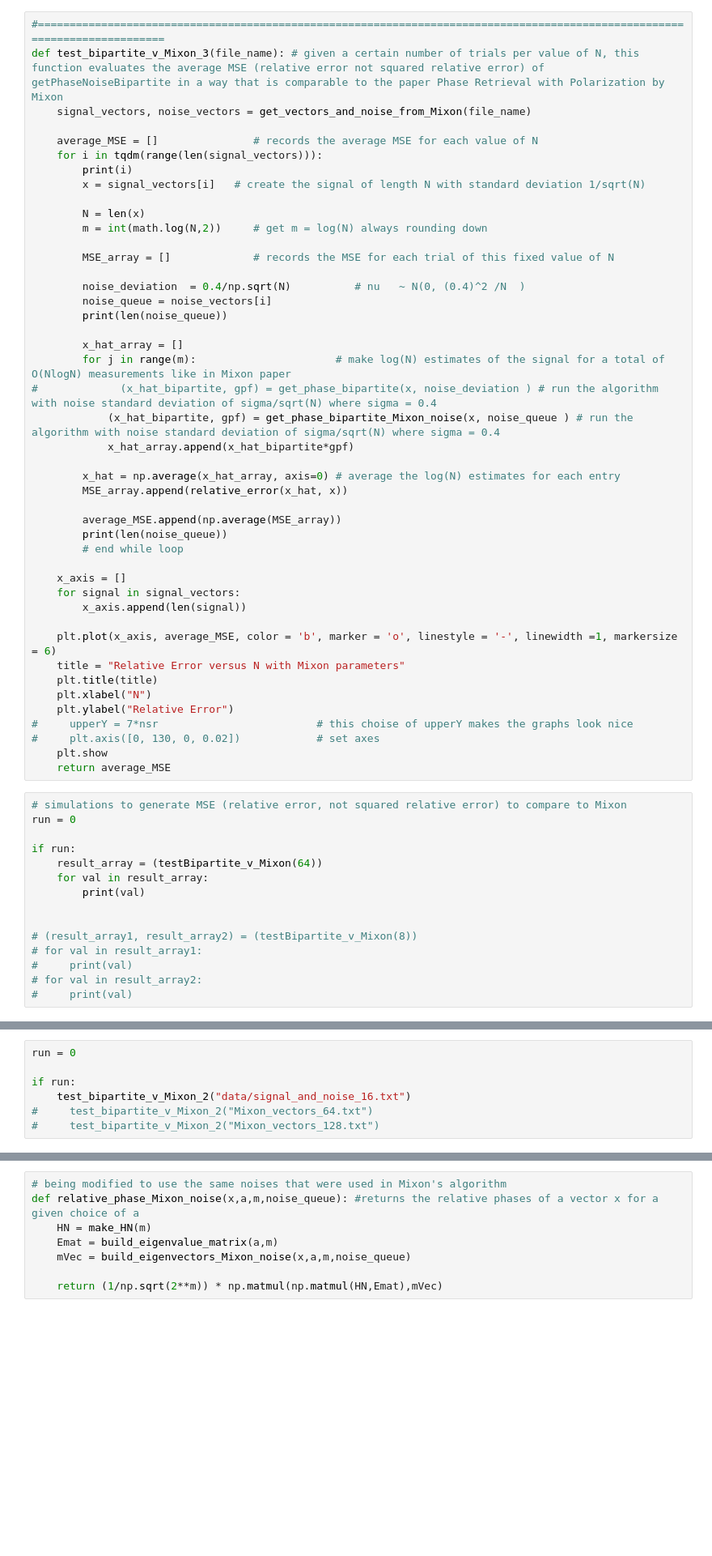
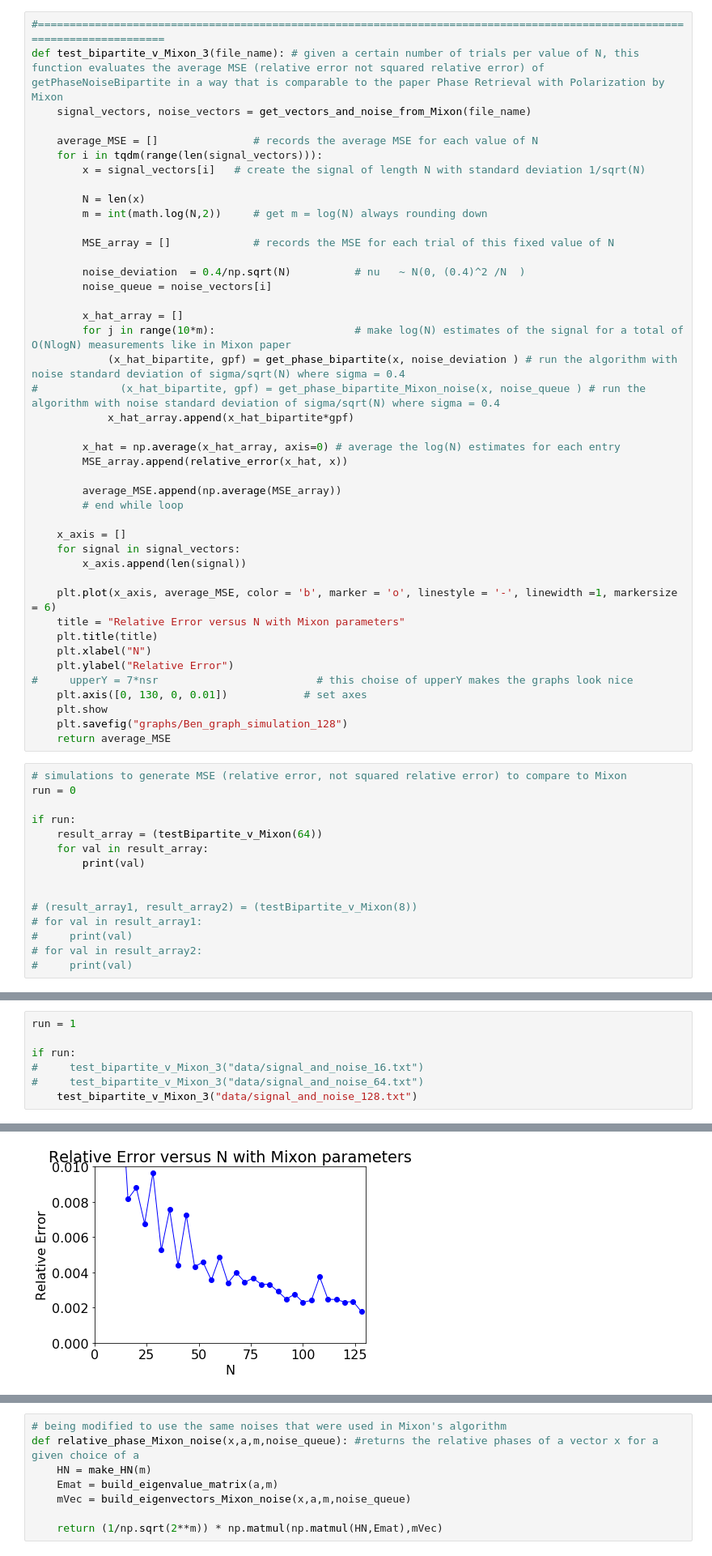
Before and after one commit to bnativi/phase-recovery, a Jupyter notebook: Compute Phase Jupyter Notebook.ipynb, the cells around one changed output, grey strips where cells are left out. Shown: that part at 81% size. Saved outputs shown, nothing was run; the diff lists cells and outputs as text; blank space fills up the shorter version.

Commit message:
Comparisons and Using Mixon Noise Completed

```diff
--- a/Compute Phase Jupyter Notebook.ipynb
+++ b/Compute Phase Jupyter Notebook.ipynb
@@ -580,7 +600,6 @@ def test_bipartite_v_Mixon_3(file_name): # given a certain number of trials per
 
     average_MSE = []               # records the average MSE for each value of N
     for i in tqdm(range(len(signal_vectors))):
-        print(i)
         x = signal_vectors[i]   # create the signal of length N with standard deviation 1/sqrt(N)
 
         N = len(x)
@@ -590,19 +609,17 @@ def test_bipartite_v_Mixon_3(file_name): # given a certain number of trials per
 
         noise_deviation  = 0.4/np.sqrt(N)          # nu   ~ N(0, (0.4)^2 /N  )
         noise_queue = noise_vectors[i]
-        print(len(noise_queue))
 
         x_hat_array = []
-        for j in range(m):                      # make log(N) estimates of the signal for a total of O(NlogN) measurements like in Mixon paper
-#             (x_hat_bipartite, gpf) = get_phase_bipartite(x, noise_deviation ) # run the algorithm with noise standard deviation of sigma/sqrt(N) where sigma = 0.4
-            (x_hat_bipartite, gpf) = get_phase_bipartite_Mixon_noise(x, noise_queue ) # run the algorithm with noise standard deviation of sigma/sqrt(N) where sigma = 0.4
+        for j in range(10*m):                      # make log(N) estimates of the signal for a total of O(NlogN) measurements like in Mixon paper
+            (x_hat_bipartite, gpf) = get_phase_bipartite(x, noise_deviation ) # run the algorithm with noise standard deviation of sigma/sqrt(N) where sigma = 0.4
+#             (x_hat_bipartite, gpf) = get_phase_bipartite_Mixon_noise(x, noise_queue ) # run the algorithm with noise standard deviation of sigma/sqrt(N) where sigma = 0.4
             x_hat_array.append(x_hat_bipartite*gpf)
 
         x_hat = np.average(x_hat_array, axis=0) # average the log(N) estimates for each entry
         MSE_array.append(relative_error(x_hat, x))
 
         average_MSE.append(np.average(MSE_array))
-        print(len(noise_queue))
         # end while loop
 
     x_axis = []
@@ -615,8 +632,9 @@ def test_bipartite_v_Mixon_3(file_name): # given a certain number of trials per
     plt.xlabel("N")
     plt.ylabel("Relative Error")
 #     upperY = 7*nsr                         # this choise of upperY makes the graphs look nice
-#     plt.axis([0, 130, 0, 0.02])            # set axes
+    plt.axis([0, 130, 0, 0.01])            # set axes
     plt.show
+    plt.savefig("graphs/Ben_graph_simulation_128")
     return average_MSE
 # %%
 # simulations to generate MSE (relative error, not squared relative error) to compare to Mixon
@@ -643,7 +654,8 @@ if run:
 # %%
-run = 0
+run = 1
 
 if run:
-    test_bipartite_v_Mixon_2("data/signal_and_noise_16.txt")
-#     test_bipartite_v_Mixon_2("Mixon_vectors_64.txt")
-#     test_bipartite_v_Mixon_2("Mixon_vectors_128.txt")
+#     test_bipartite_v_Mixon_3("data/signal_and_noise_16.txt")
+#     test_bipartite_v_Mixon_3("data/signal_and_noise_64.txt")
+    test_bipartite_v_Mixon_3("data/signal_and_noise_128.txt")
+# %% [output]
@@ -649,0 +663 @@ if run:
+[figure, added]
```
Also changed, not shown: parts of 10 cells of this notebook, 6 other files.
